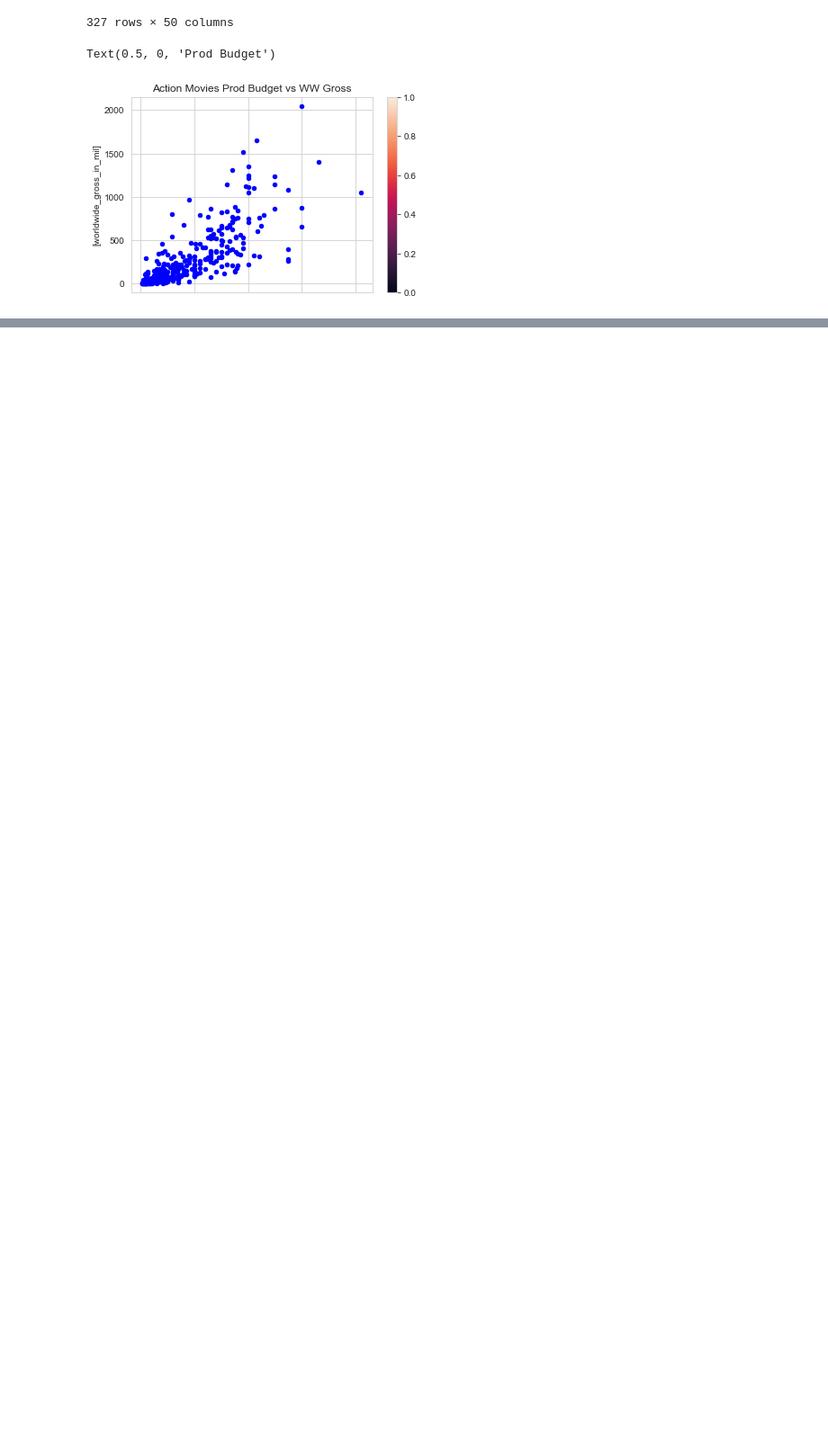
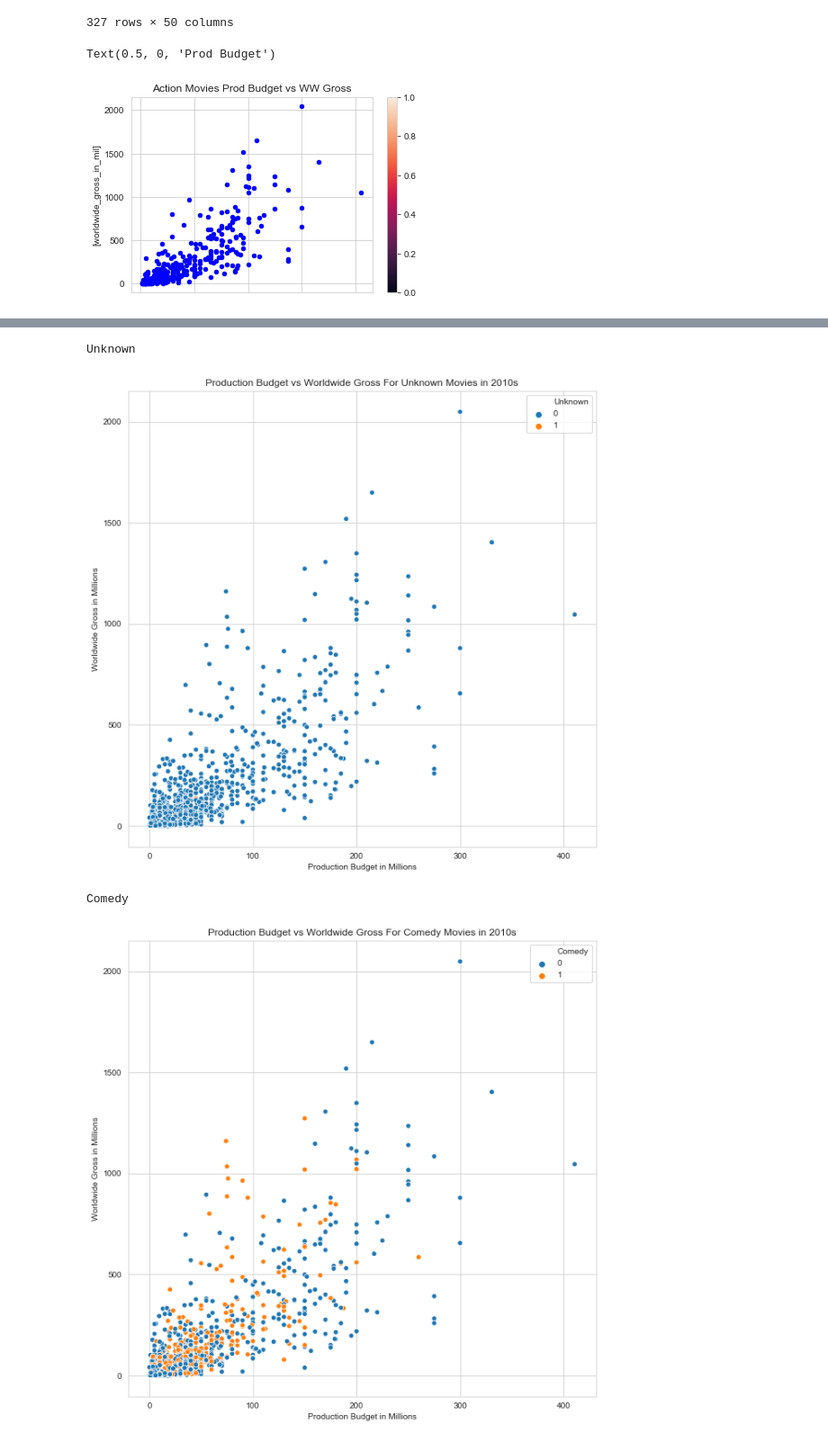
Before and after one commit to amandabgaeta/Movie-Analysis, a Jupyter notebook: scratchWork/File Discovery, Gross vs Budget, and Prod ROI Analysis.ipynb, the cells around one changed output, grey strips where cells are left out. Shown at 90% size. Cells and saved outputs as stored; diff of their text form; code cells hidden in the pictures; blank space fills up the shorter version.

```diff
--- a/scratchWork/File Discovery, Gross vs Budget, and Prod ROI Analysis.ipynb
+++ b/scratchWork/File Discovery, Gross vs Budget, and Prod ROI Analysis.ipynb
@@ -1543,0 +1673,19 @@ import seaborn as sns
+# %%
+genre_columns = list(mg_tb_AllProdROI_genres.columns[28:])
+# %%
+#chart prod vs gross for 2010 movies
+for genre in genre_columns:
+    print(genre)
+    x = mg_tb_AllProdROI_genres['production_budget_in_mil']
+    y = mg_tb_AllProdROI_genres['worldwide_gross_in_mil']
+    plt.figure (figsize=(10,10))
+    sns.scatterplot(x, y, hue=mg_tb_AllProdROI_genres[genre])
+    plt.title(f'Production Budget vs Worldwide Gross For {genre} Movies in 2010s')
+    plt.xlabel('Production Budget in Millions')
+    plt.ylabel('Worldwide Gross in Millions')
+    plt.show()
+# %% [output]
+Unknown
+[figure, added]
+Comedy
+[figure, added]
```
Also changed, not shown: parts of 28 cells of this notebook, 2 other files.
